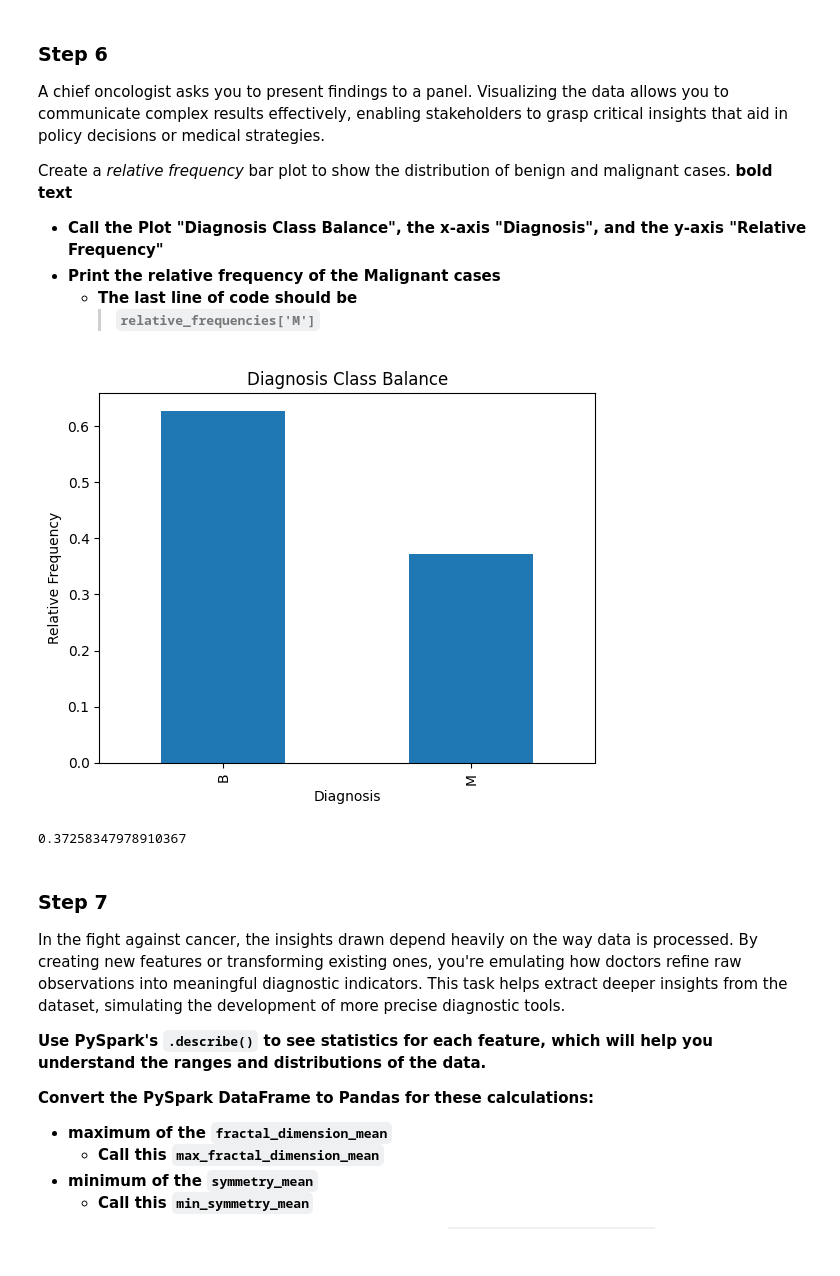
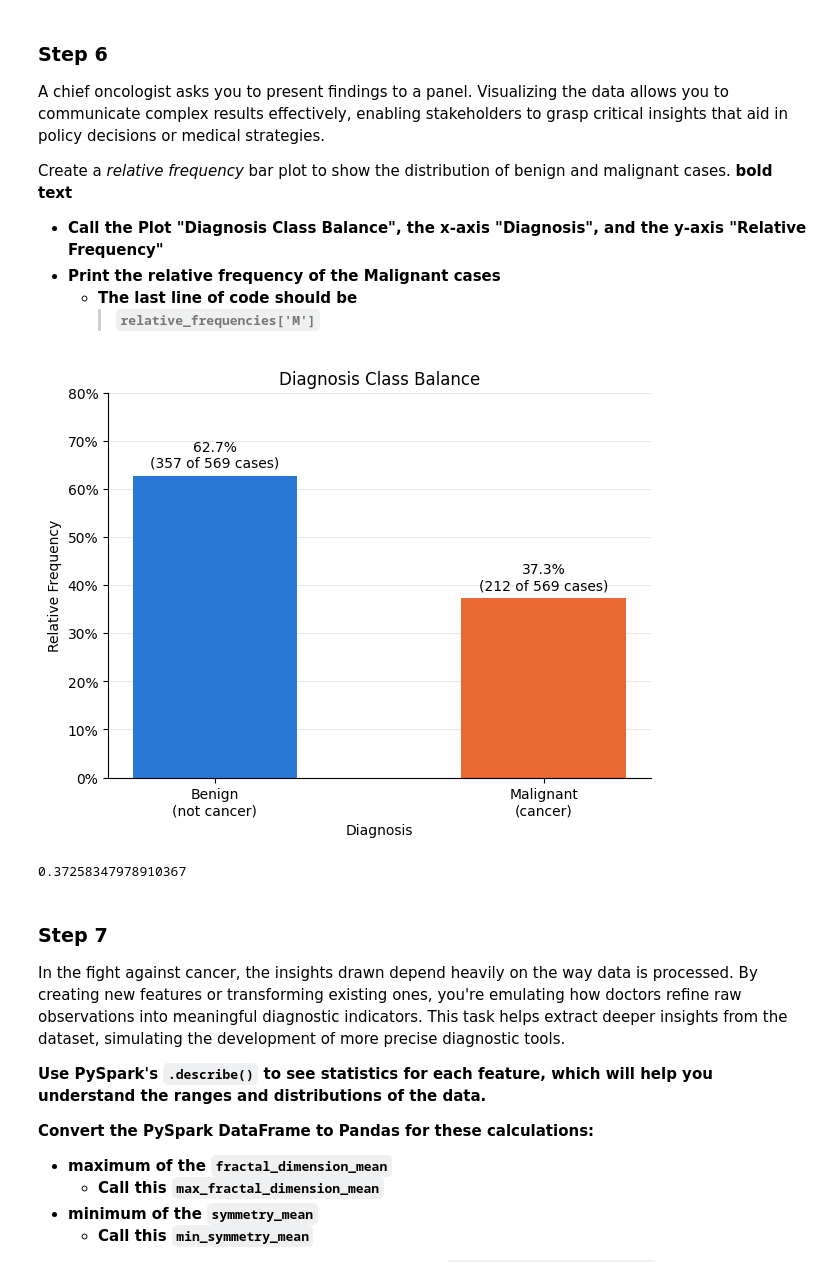
Before and after one commit to janbalangue/lab-pyspark-and-python, a Jupyter notebook: CGLabC4M3.ipynb, the cells around one changed output. Cells and saved outputs as stored; diff of their text form; code cells hidden in the pictures.

Commit message:
Improve bar chart

```diff
--- a/CGLabC4M3.ipynb
+++ b/CGLabC4M3.ipynb
@@ -222,24 +215,51 @@ Create a *relative frequency* bar plot to show the distribution of benign and ma
 * **Print the relative frequency of the Malignant cases**
   * **The last line of code should be**
     > **`relative_frequencies['M']`**
-# %%
-#CodeGrade step6
-
-# Relative frequency of each diagnosis (proportions instead of counts)
-relative_frequencies = df_pandas['diagnosis'].value_counts(normalize=True)
-
-# Bar plot of the class balance
-relative_frequencies.plot(kind='bar')
-plt.title("Diagnosis Class Balance")
-plt.xlabel("Diagnosis")
-plt.ylabel("Relative Frequency")
-plt.show()
-
-# Relative frequency of the malignant cases
-relative_frequencies['M']
-# %% [output]
-[figure, removed]
-0.37258347978910367
+# %%
+#CodeGrade step6
+from matplotlib.ticker import PercentFormatter
+
+# Relative frequency of each diagnosis (proportions instead of counts)
+relative_frequencies = df_pandas['diagnosis'].value_counts(normalize=True)
+counts = df_pandas['diagnosis'].value_counts()
+
+# Plain-English names and colors for the diagnosis codes
+labels = {'B': 'Benign\n(not cancer)', 'M': 'Malignant\n(cancer)'}
+colors = {'B': '#2a78d6', 'M': '#eb6834'}
+
+# Bar plot of the class balance
+fig, ax = plt.subplots(figsize=(7, 5))
+bars = ax.bar(
+    [labels[d] for d in relative_frequencies.index],
+    relative_frequencies.values,
+    color=[colors[d] for d in relative_frequencies.index],
+    width=0.5,
+)
+
+# Label each bar with its percentage and number of cases
+ax.bar_label(
+    bars,
+    labels=[f"{p:.1%}\n({counts[d]} of {counts.sum()} cases)" for d, p in relative_frequencies.items()],
+    padding=4,
+)
+
+# Show the y-axis as percentages and keep the chart uncluttered
+ax.yaxis.set_major_formatter(PercentFormatter(xmax=1))
+ax.set_ylim(0, 0.8)
+ax.spines[['top', 'right']].set_visible(False)
+ax.grid(axis='y', alpha=0.3)
+ax.set_axisbelow(True)
+
+plt.title("Diagnosis Class Balance")
+plt.xlabel("Diagnosis")
+plt.ylabel("Relative Frequency")
+plt.show()
+
+# Relative frequency of the malignant cases
+relative_frequencies['M']
+# %% [output]
+[figure, added]
+0.37258347978910367
 # %% [markdown]
 ### Step 7
 
```
Also changed, not shown: parts of 6 cells of this notebook.
